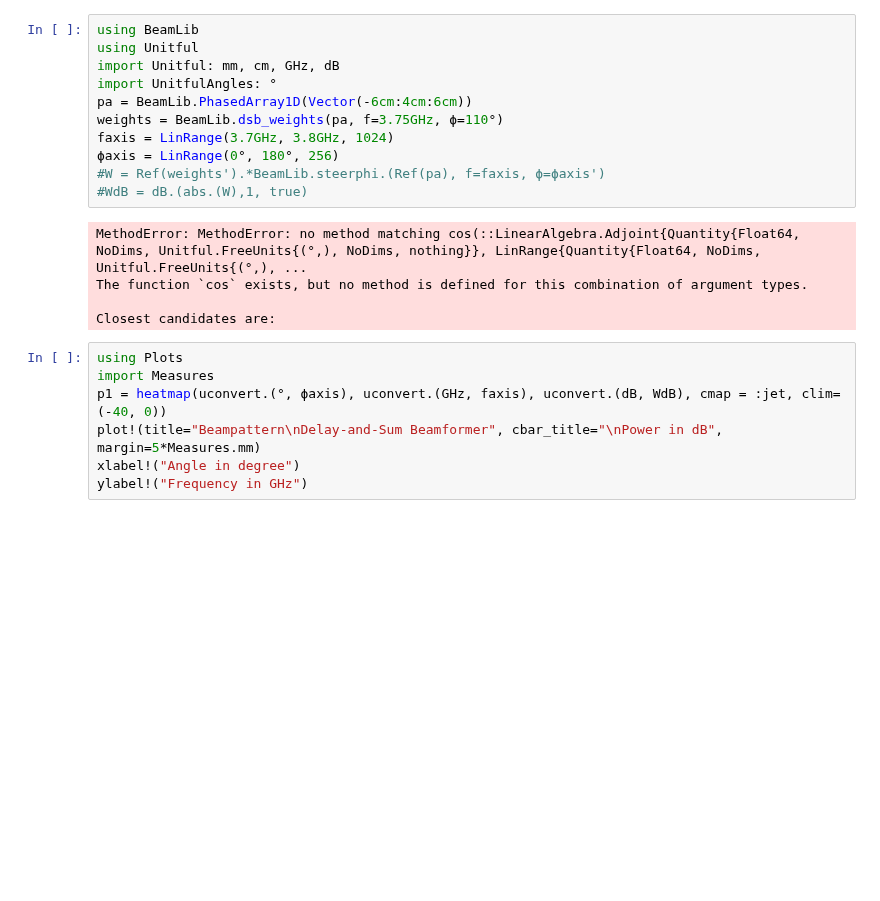
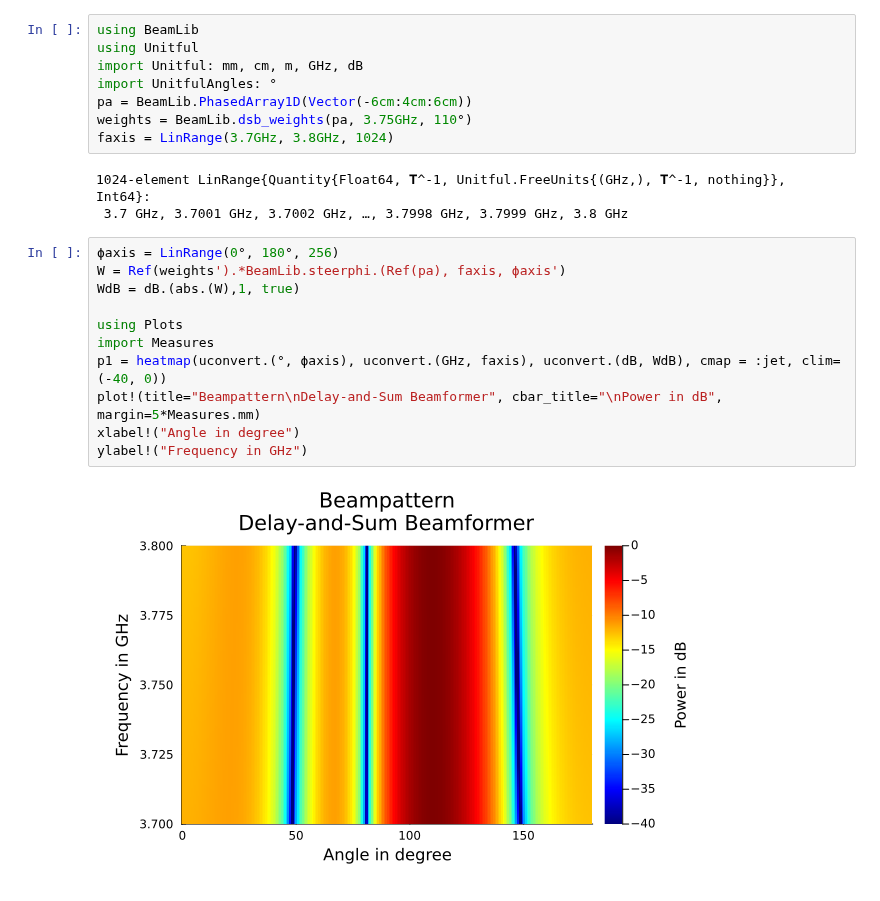
Before and after one commit to Matt266/beamlib, a Jupyter notebook: examples/DelayAndSum.ipynb, the cells around one changed output. Cells and saved outputs as stored; diff of their text form; blank space fills up the shorter version.

```diff
--- a/examples/DelayAndSum.ipynb
+++ b/examples/DelayAndSum.ipynb
@@ -1,24 +1,25 @@
 # %%
 using BeamLib
 using Unitful
-import Unitful: mm, cm, GHz, dB
+import Unitful: mm, cm, m, GHz, dB
 import UnitfulAngles: °
 pa = BeamLib.PhasedArray1D(Vector(-6cm:4cm:6cm))
-weights = BeamLib.dsb_weights(pa, f=3.75GHz, ϕ=110°)
+weights = BeamLib.dsb_weights(pa, 3.75GHz, 110°)
 faxis = LinRange(3.7GHz, 3.8GHz, 1024)
-ϕaxis = LinRange(0°, 180°, 256)
-#W = Ref(weights').*BeamLib.steerphi.(Ref(pa), f=faxis, ϕ=ϕaxis')
-#WdB = dB.(abs.(W),1, true)
 # %% [output]
-MethodError: MethodError: no method matching cos(::LinearAlgebra.Adjoint{Quantity{Float64, NoDims, Unitful.FreeUnits{(°,), NoDims, nothing}}, LinRange{Quantity{Float64, NoDims, Unitful.FreeUnits{(°,), ...
-The function `cos` exists, but no method is defined for this combination of argument types.
-
-Closest candidates are:
+1024-element LinRange{Quantity{Float64, 𝐓^-1, Unitful.FreeUnits{(GHz,), 𝐓^-1, nothing}}, Int64}:
+ 3.7 GHz, 3.7001 GHz, 3.7002 GHz, …, 3.7998 GHz, 3.7999 GHz, 3.8 GHz
 # %%
+ϕaxis = LinRange(0°, 180°, 256)
+W = Ref(weights').*BeamLib.steerphi.(Ref(pa), faxis, ϕaxis')
+WdB = dB.(abs.(W),1, true)
+
 using Plots
 import Measures
 p1 = heatmap(uconvert.(°, ϕaxis), uconvert.(GHz, faxis), uconvert.(dB, WdB), cmap = :jet, clim=(-40, 0))
 plot!(title="Beampattern\nDelay-and-Sum Beamformer", cbar_title="\nPower in dB", margin=5*Measures.mm)
 xlabel!("Angle in degree")
 ylabel!("Frequency in GHz")
+# %% [output]
+[figure, added]
 # %%
```
Also changed, not shown: parts of 2 cells of this notebook.
